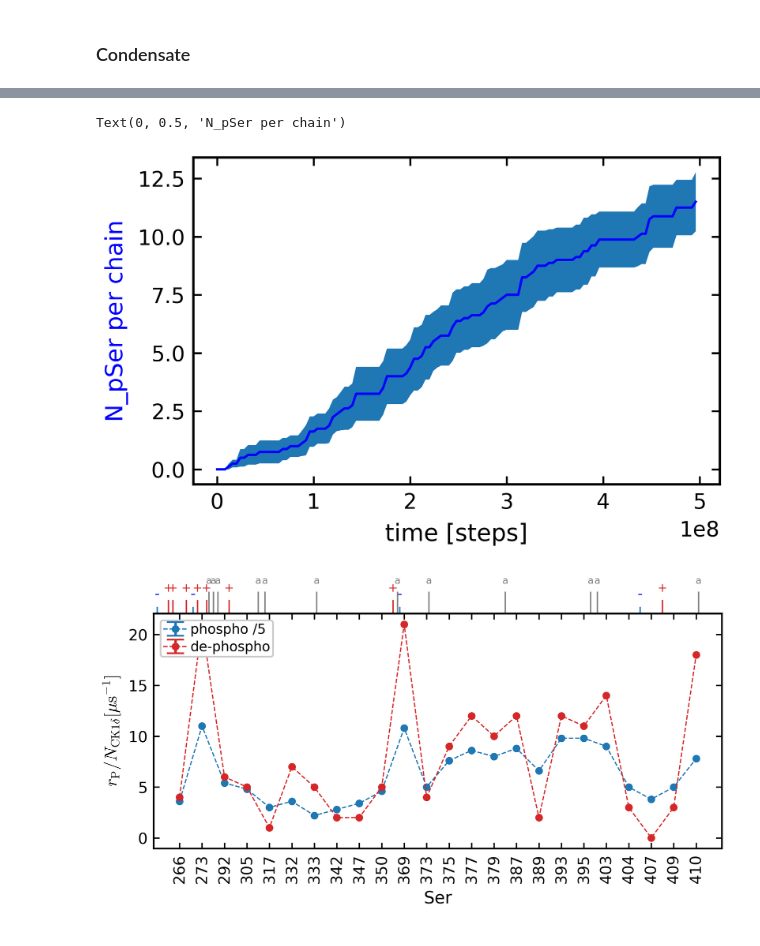
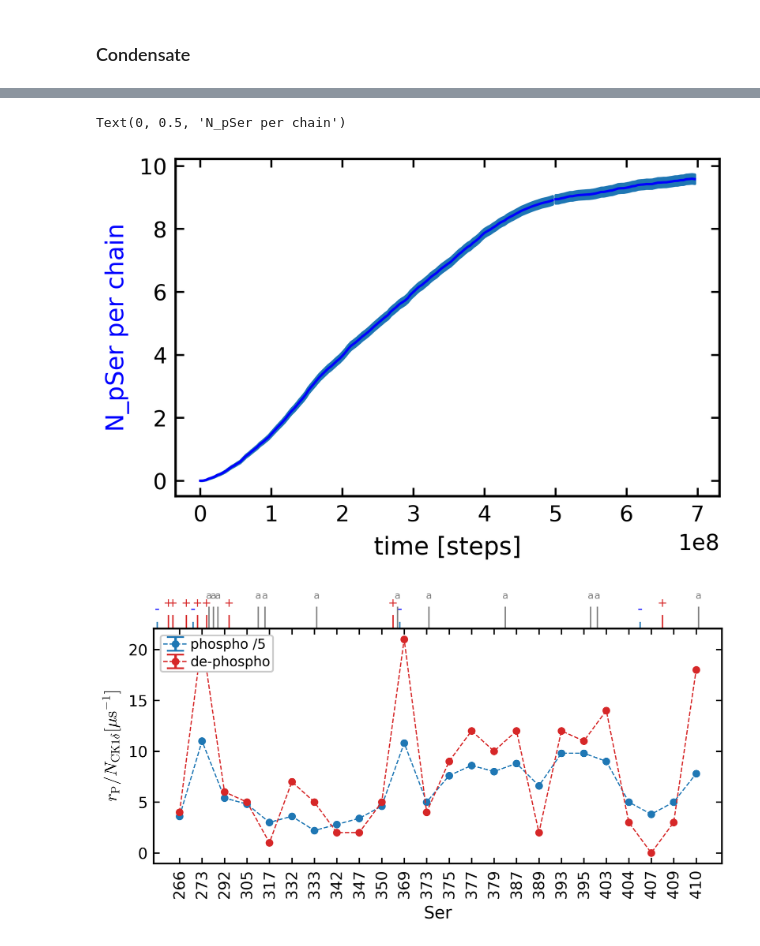
Before and after one commit to ezippo/HPA, a Jupyter notebook: rates_notebook.ipynb, the cells around one changed output, grey strips where cells are left out. Saved outputs shown, nothing was run; the diff lists cells and outputs as text; code cells hidden in the pictures.

```diff
--- a/rates_notebook.ipynb
+++ b/rates_notebook.ipynb
@@ -134,7 +171,7 @@ def pSer_per_chain(dirpath, file_suffix, ser_l, n_sims, times, len_prot=154, n_p
             for i, tt in enumerate(tqdm(times)):
                 frame = input_gsd[int(tt)]
                 type_ids = frame.particles.typeid[:len_prot*n_prot]
-                pSer_per_chain[ns*2:(ns+1)*2, i] = [ np.sum( type_ids[len_prot*ichain:len_prot*(ichain+1)]==20 ) for ichain in range(n_prot) ]
+                pSer_per_chain[ns*n_prot:(ns+1)*n_prot, i] = [ np.sum( type_ids[len_prot*ichain:len_prot*(ichain+1)]==20 ) for ichain in range(n_prot) ]
 
     return np.mean(pSer_per_chain, axis=0), np.std(pSer_per_chain, axis=0)/np.sqrt(len(sims_list)*n_prot -1)
 # %%
@@ -142,6 +179,8 @@ times = np.arange(0,2000,20)
 len(times)
 times_cond = np.arange(0,2500,20)
 len(times_cond)
+times_cond_5us = np.arange(0,1000,20)
+len(times_cond)
 # %% [output]
 125
 # %%
@@ -337,0 +373,7 @@ pSer_cond, d_pSer_cond = pSer_per_chain(dirpath=path_200+'sim_200-tdp43-lcd_5-ck
+# %%
+pSer_cond, d_pSer_cond = pSer_per_chain(dirpath=path_200+'sim_200-tdp43-lcd_5-ck1d-open_5-pp3/',
+                                              file_suffix='200-tdp43-lcd_5-com-ck1d-open_5-com-pp3_CAL3_dump.gsd',
+                                              ser_l=ser_i, n_sims=5, times=times_cond, len_prot=154, n_prot=200)
+pSer_cond_5us, d_pSer_cond_5us = pSer_per_chain(dirpath=path_200+'sim_200-tdp43-lcd_5-ck1d-open_5-pp3/',
+                                              file_suffix='200-tdp43-lcd_5-com-ck1d-open_5-com-pp3_CAL3_5us_dump.gsd',
+                                              ser_l=ser_i, n_sims=5, times=times_cond_5us, len_prot=154, n_prot=200)
@@ -338,18 +392,21 @@ pSer_cond, d_pSer_cond = pSer_per_chain(dirpath=path_200+'sim_200-tdp43-lcd_5-ck
 # %%
 time_step = times_cond*200000
+time_step_5us = times_cond_5us*200000 + 5*1e8
 
 fig, ax1 = plt.subplots(figsize=(4, 2.5))
 
 # Plot the first array with the primary y-axis
 ax1.plot(time_step, pSer_cond, 'b')
-ax1.fill_between(time_step, pSer_cond-d_pSer_cond, pSer_cond+d_pSer_cond)
+ax1.fill_between(time_step, pSer_cond-d_pSer_cond, pSer_cond+d_pSer_cond, color='tab:blue')
+ax1.plot(time_step_5us, pSer_cond_5us, 'b')
+ax1.fill_between(time_step_5us, pSer_cond_5us-d_pSer_cond_5us, pSer_cond_5us+d_pSer_cond_5us, color='tab:blue')
 ax1.set_xlabel('time [steps]')
 ax1.set_ylabel('N_pSer per chain', color='b')
 
 #ax1.legend(ncols=3, loc='lower right')
 # %% [output]
 Text(0, 0.5, 'N_pSer per chain')
-[figure, old version]
+[figure, new version]
 # %%
 rp_cond, drp_cond = hpar.count_contacts(dirpath=path_200+'sim_200-tdp43-lcd_5-ck1d-open_5-pp3/',
                                               file_suffix='200-tdp43-lcd_5-com-ck1d-open_5-com-pp3_CAL3_contacts.txt',
```
Also changed, not shown: parts of 6 cells of this notebook, 1 other file.
